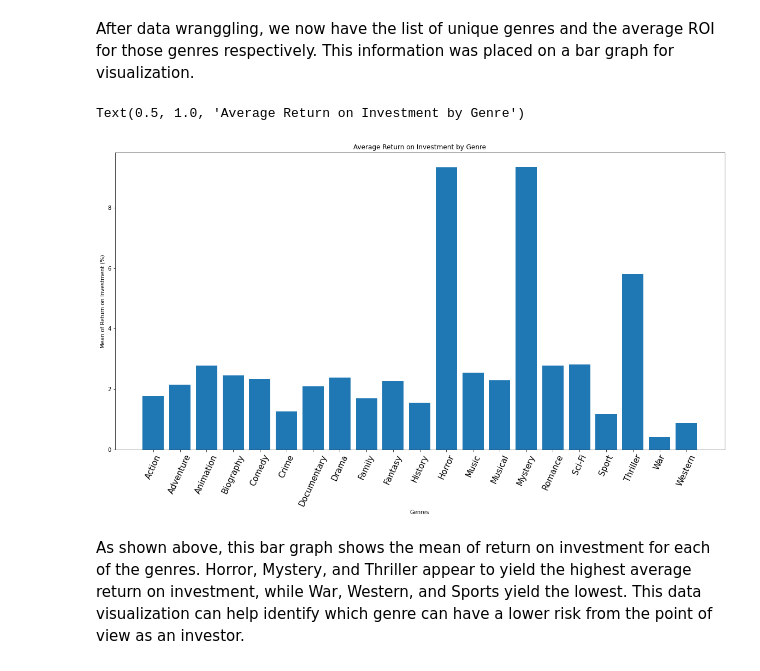
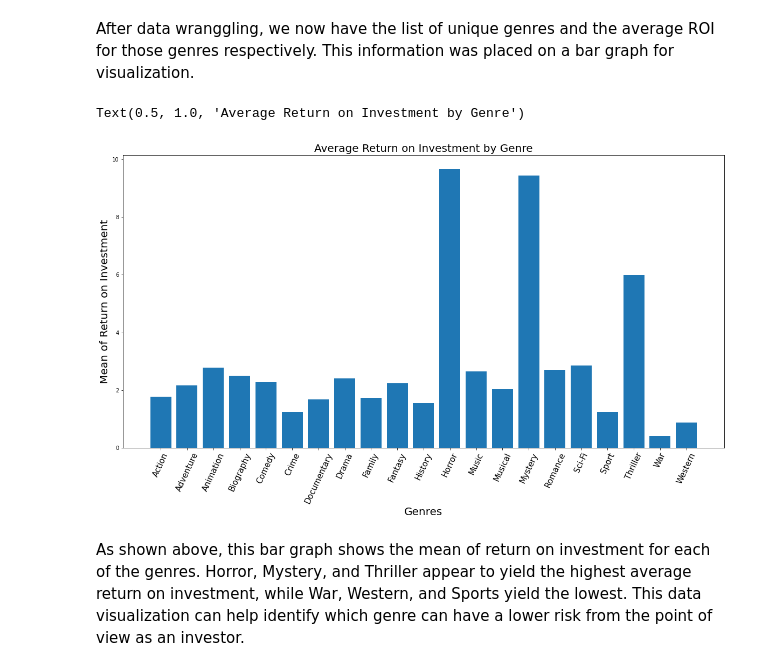
Before and after one commit to soohojp/Phase-1-Project-Best-Team-, a Jupyter notebook: Untitled.ipynb, the cells around one changed output. Cells and saved outputs as stored; diff of their text form; code cells hidden in the pictures.

Commit message:
filtered duplicate entries in master dataset

```diff
--- a/Untitled.ipynb
+++ b/Untitled.ipynb
@@ -69,0 +81,3 @@ imdb_basics.head()
+# %%
+imdb_basics_duplicate = imdb_basics[imdb_basics['primary_title'].duplicated()][imdb_basics['start_year'].duplicated()]
+imdb_basics_duplicate.info()
@@ -69,0 +102,2 @@ imdb_basics.head()
+# %%
+imdb_basics = imdb_basics.drop(imdb_basics_duplicate.index)
@@ -174,15 +224,15 @@ After data wranggling, we now have the list of unique genres and the average ROI
 # %%
 fig, ax = plt.subplots(figsize = (20,10))
 x = list_of_unique_genres
 y = genre_roi_mean
 ax.bar(x,y)
 plt.xticks(fontsize = 15, rotation = 65)
-ax.set_xlabel("Genres")
-ax.set_ylabel("Mean of Return on Investment (%)")
-ax.set_title("Average Return on Investment by Genre")
+ax.set_xlabel("Genres", fontsize = 20)
+ax.set_ylabel("Mean of Return on Investment", fontsize = 20)
+ax.set_title("Average Return on Investment by Genre", fontsize = 20)
 # %% [output]
 Text(0.5, 1.0, 'Average Return on Investment by Genre')
-[figure, old version]
+[figure, new version]
 # %% [markdown]
 As shown above, this bar graph shows the mean of return on investment for each of the genres. Horror, Mystery, and Thriller appear to yield the highest average return on investment, while War, Western, and Sports yield the lowest. This data visualization can help identify which genre can have a lower risk from the point of view as an investor.
 # %% [markdown]
```
Also changed, not shown: parts of 9 cells of this notebook.
